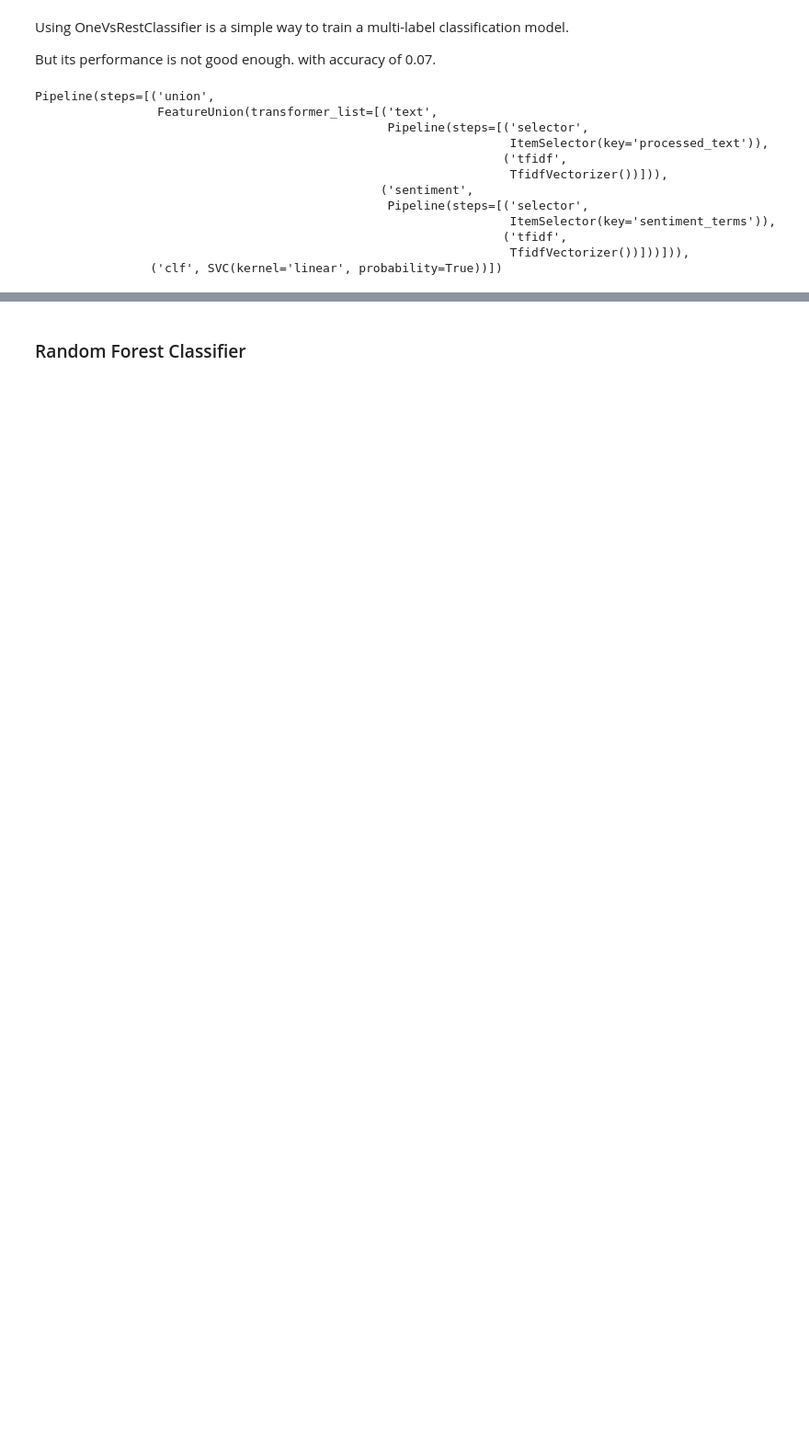
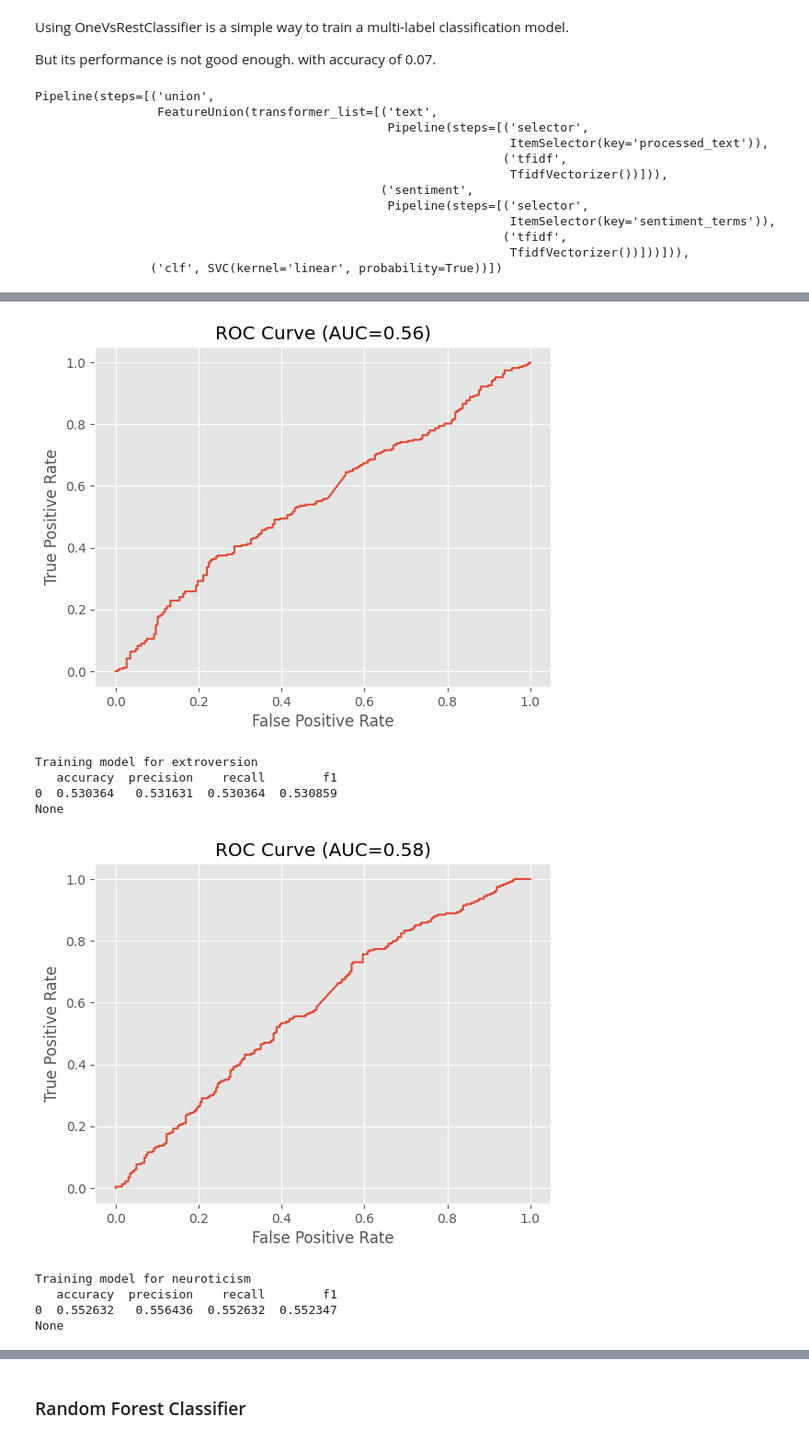
Before and after one commit to jessedoka/LCT, a Jupyter notebook: text_analysis.ipynb, the cells around one changed output, grey strips where cells are left out. Shown at 92% size. Cells and saved outputs as stored; diff of their text form; code cells hidden in the pictures; blank space fills up the shorter version.

```diff
--- a/text_analysis.ipynb
+++ b/text_analysis.ipynb
@@ -411,10 +410,11 @@ https://scikit-learn.org/stable/auto_examples/model_selection/plot_roc.html
 # %%
 def train_model(df, target_columns, pipeline, model_path, multi_class=False, traits=None):
     y = df[target_columns]
+    X = df.drop(target_columns, axis=1)
 
     # Split the data
     X_train, X_test, y_train, y_test = train_test_split(
-        df, y, test_size=0.2, random_state=42)
+        X, y, test_size=0.2, random_state=42)
 
     # Train the model
     model = pipeline.fit(X_train, y_train)
@@ -590,7 +590,7 @@ parameters = {
     'clf__estimator__fit_prior': (True, False),
 }
 
-grid_search = GridSearchCV(pipe, parameters, n_jobs=-1, verbose=10)
+grid_search = GridSearchCV(pipe, parameters, n_jobs=-1)
 
 nb_model, results, roc = train_model(df, traits, grid_search, None, multi_class=True, traits=traits)
 
@@ -722,7 +704,7 @@ parameters = {
     'clf__estimator__penalty': ('l1', 'l2'),
 }
 
-grid_search = GridSearchCV(pipe, parameters, n_jobs=-1, verbose=10)
+grid_search = GridSearchCV(pipe, parameters, n_jobs=-1)
 
 lr_model, results, roc = train_model(df, traits, grid_search, None, multi_class=True, traits=traits)
 
@@ -975,19 +940,30 @@ None
 # %%
 parameters = {
     'union__text__tfidf__max_df': (0.25, 0.5, 0.75),
     'union__text__tfidf__ngram_range': [(1, 1), (1, 2), (1, 3)],
     'clf__coef0': (0.1, 1, 10),
 }
 
-grid_search = GridSearchCV(pipe, parameters, n_jobs=-1, verbose=0)
+grid_search = GridSearchCV(pipe, parameters, n_jobs=-1)
 
 svm_models = []
 svm_metrics = []
 
 for t in traits:
     model, metrics, roc = train_model(df, t, grid_search, None)
     print(f'Training model for {t}')
     print(metrics)
     print(roc)
     svm_models.append((t, model))
     svm_metrics.append((t, metrics))
+# %% [output]
+[figure, added]
+Training model for extroversion
+   accuracy  precision    recall        f1
+0  0.530364   0.531631  0.530364  0.530859
+None
+[figure, added]
+Training model for neuroticism
+   accuracy  precision    recall        f1
+0  0.552632   0.556436  0.552632  0.552347
+None
```
Also changed, not shown: parts of 29 cells of this notebook, 2 other files.
